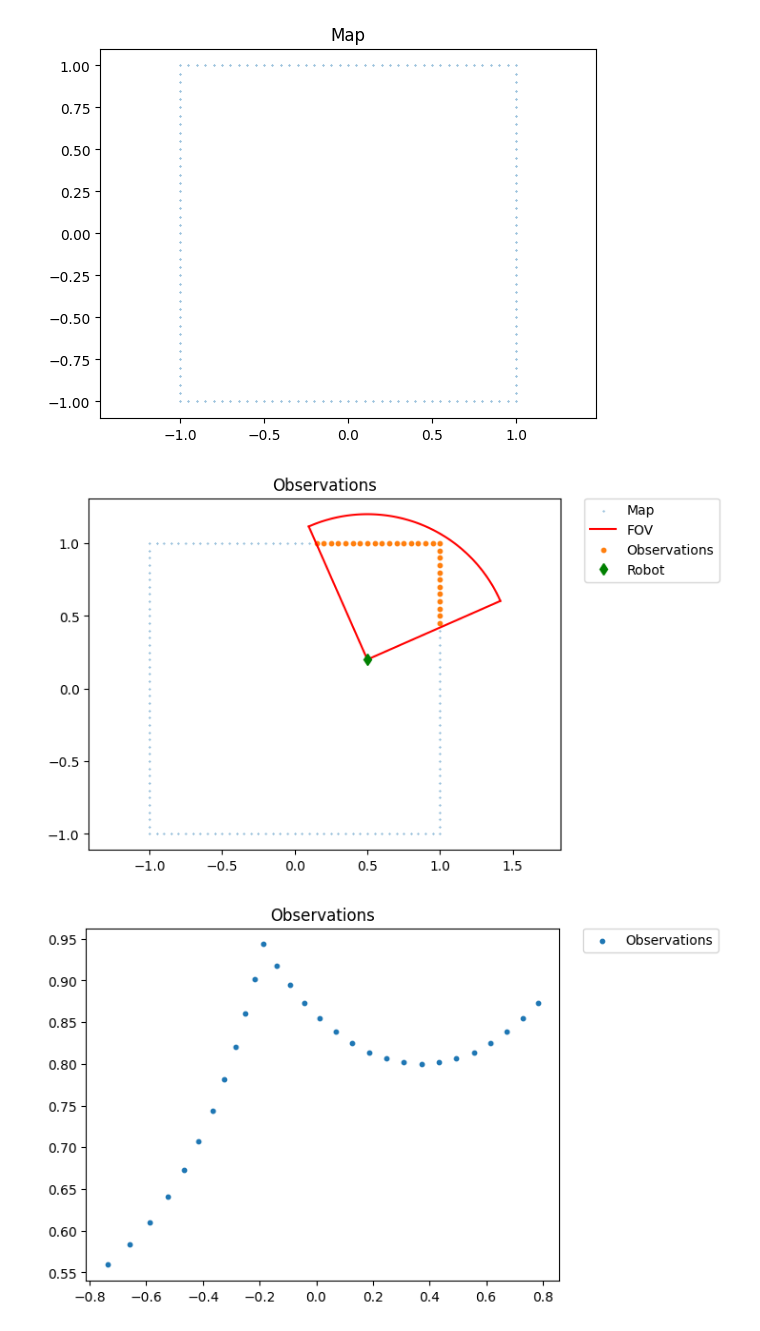
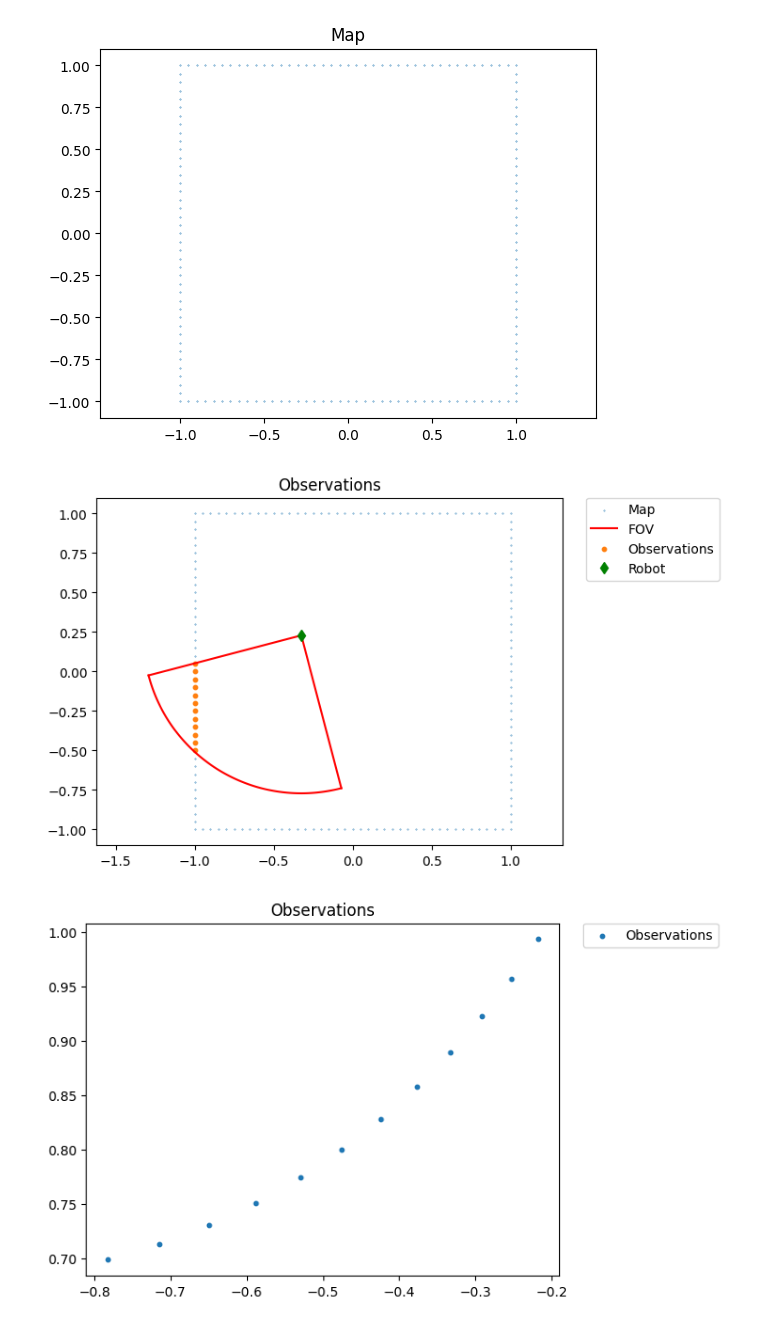
Before and after one commit to miquelmassot/pygp_particle_filter, a Jupyter notebook: example/example_pf.ipynb, the cells around one changed output. Drawn from its saved outputs; the diff is of its cells as text; code cells hidden in the pictures.

```diff
--- a/example/example_pf.ipynb
+++ b/example/example_pf.ipynb
@@ -4,20 +4,20 @@ import matplotlib.pyplot as plt
 
 
 # Create a fake map (2x2 meter empty square, with 1mm resolution)
-map = []
+simulation_map = []
 # North wall
-map.extend([[x, -1] for x in np.arange(-1, 1, 0.05)])
+simulation_map.extend([[x, -1] for x in np.arange(-1, 1, 0.05)])
 # East wall
-map.extend([[1, y] for y in np.arange(-1, 1, 0.05)])
+simulation_map.extend([[1, y] for y in np.arange(-1, 1, 0.05)])
 # South wall
-map.extend([[x, 1] for x in np.arange(1, -1, -0.05)])
+simulation_map.extend([[x, 1] for x in np.arange(1, -1, -0.05)])
 # West wall
-map.extend([[-1, y] for y in np.arange(1, -1, -0.05)])
-map = np.array(map)
+simulation_map.extend([[-1, y] for y in np.arange(1, -1, -0.05)])
+simulation_map = np.array(simulation_map)
 
 # Plot the map
 plt.figure()
-plt.scatter(map[:, 0], map[:, 1], s=0.1)
+plt.scatter(simulation_map[:, 0], simulation_map[:, 1], s=0.1)
 plt.axis('equal')
 plt.title('Map')
 plt.show()
@@ -27,7 +27,7 @@ plt.show()
 # Create a function that, given a position and a map, returns the range and bearing of
 # the edges of the map, assuming a FOV of 90 degrees, a maximum range of 1 meter and
 # a total of 90 measurements.
-def get_observations(robot_pose, map, fov, max_range):
+def get_observations(robot_pose, simulation_map, fov, max_range):
     """Get the observations from the robot pose and the map.
 
     Parameters
@@ -47,24 +47,26 @@ def get_observations(robot_pose, map, fov, max_range):
     robot_y = robot_pose[1]
     robot_gamma = robot_pose[2]
     # Get the map points
-    map_x = map[:, 0]
-    map_y = map[:, 1]
+    map_x = simulation_map[:, 0]
+    map_y = simulation_map[:, 1]
     # Calculate the range and bearing
-    range = np.linalg.norm(map - robot_pose[0:2], axis=1)
+    range_obs = np.linalg.norm(simulation_map - robot_pose[0:2], axis=1)
     bearing = np.arctan2(map_y - robot_y, map_x - robot_x) - robot_gamma
-    observations = np.array([range, bearing])
+    # Bearing should be +/- np.pi
+    bearing = (bearing + np.pi) % (2 * np.pi) - np.pi
+    observations = np.array([range_obs, bearing])
     # Filter the observations
     observations = observations[:, (observations[0] < max_range) & (observations[1] < fov / 2) & (observations[1] > -fov / 2)]
     # Return the observations
     return observations.T
 
 # Test the function
-robot_pose = np.array([0.5, 0.2, 1.2])
+robot_pose = np.array([-0.3248179, 0.22909425, 4.18318531]) #np.array([0.5, 0.2, 1.2])
 fov = np.pi / 2
 range_max = 1.0
 
 # Generate observations
-observations = get_observations(robot_pose, map, fov, range_max)
+observations = get_observations(robot_pose, simulation_map, fov, range_max)
 
 # Plot the FOV
 fov_points = np.array(
@@ -72,37 +74,36 @@ fov_points = np.array(
         [range_max * np.cos(fov / 2 + robot_pose[2]), range_max * np.sin(fov / 2 + robot_pose[2])],
         [0, 0],
         [range_max * np.cos(-fov / 2 + robot_pose[2]), range_max * np.sin(-fov / 2 + robot_pose[2])],
     ]
 )
 fov_points = fov_points + robot_pose[0:2]
 # Add a semicircle
 t = np.linspace(- fov / 2+ robot_pose[2], fov / 2+ robot_pose[2], 100)
 x = range_max * np.cos(t) + robot_pose[0]
 y = range_max * np.sin(t) + robot_pose[1]
 
-
 # Plot the observations
 plt.figure()
-plt.scatter(map[:, 0], map[:, 1], s=0.1, label='Map')
+plt.scatter(simulation_map[:, 0], simulation_map[:, 1], s=0.1, label='Map')
 plt.plot(x, y, c="r")
 plt.plot(fov_points[:, 0], fov_points[:, 1], c="r", label="FOV")
 plt.scatter(robot_pose[0] + observations[:, 0] * np.cos(observations[:, 1] + robot_pose[2]),
             robot_pose[1] + observations[:, 0] * np.sin(observations[:, 1] + robot_pose[2]), s=10, label='Observations')
 plt.plot(robot_pose[0], robot_pose[1], 'gd', label='Robot')
 plt.axis('equal')
 plt.title('Observations')
 # Place legend outside the plot
 plt.legend(bbox_to_anchor=(1.05, 1), loc=2, borderaxespad=0.)
 plt.show()
 
 plt.figure()
 plt.scatter(observations[:, 1], observations[:, 0], s=10, label='Observations')
 plt.title('Observations')
 plt.legend(bbox_to_anchor=(1.05, 1), loc=2, borderaxespad=0.)
 plt.show()
 # %% [output]
-[figure, old version]
+[figure, new version]
-[figure, old version]
+[figure, new version]
 # %%
 from pygp_particle_filter import ParticleFilter
 
```
Also changed, not shown: parts of 2 cells of this notebook, 3 other files.
